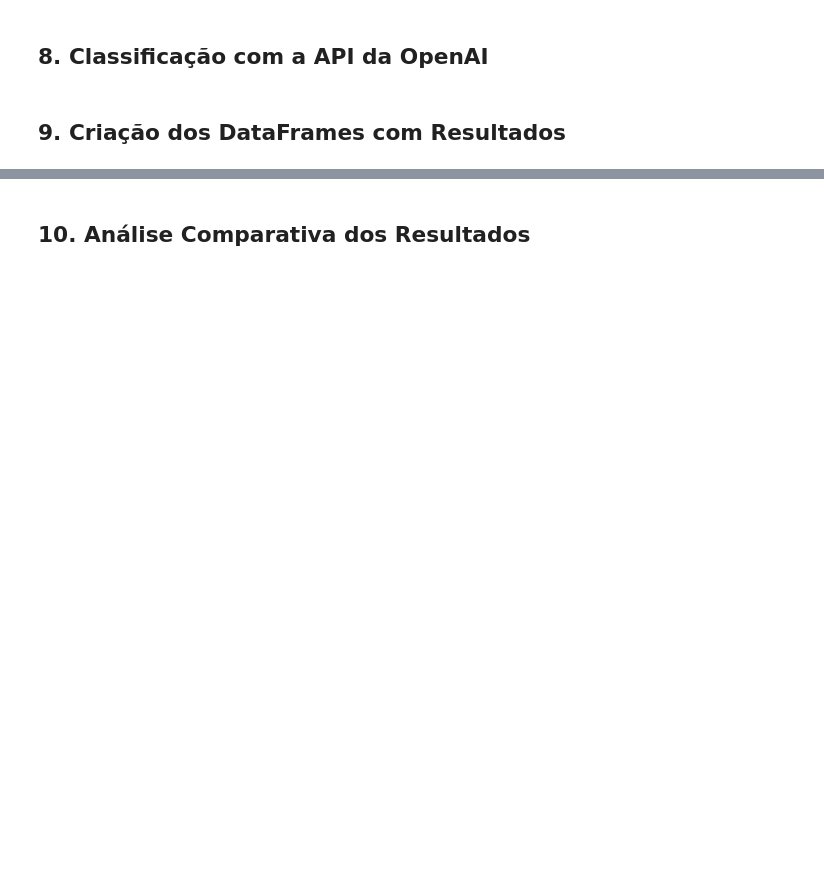
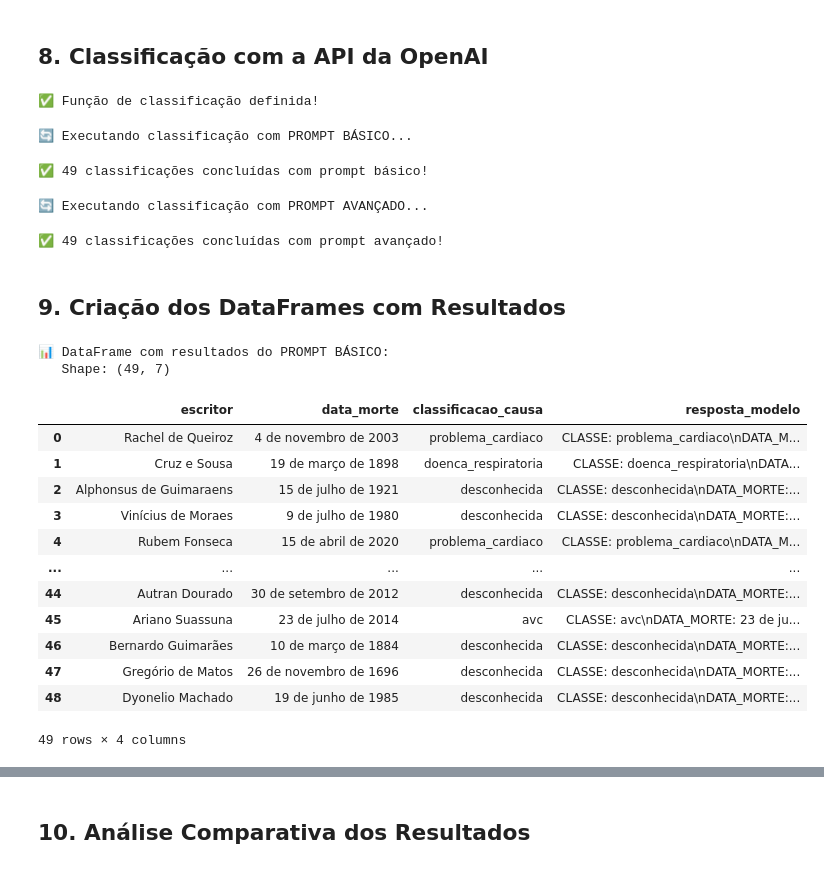
Before and after one commit to ipeadata-lab/mc_ia_para_pesquisa, a Jupyter notebook: 05_classificacao_morte_escritores.ipynb, the cells around one changed output, grey strips where cells are left out. Saved outputs shown, nothing was run; the diff lists cells and outputs as text; code cells hidden in the pictures; blank space fills up the shorter version.

Commit message:
exemplo rag mortes escritores

```diff
--- a/05_classificacao_morte_escritores.ipynb
+++ b/05_classificacao_morte_escritores.ipynb
@@ -186,7 +186,7 @@ for escritor, dados in conteudos_escritores.items():
 
     # Divide em chunks
     chunks = dividir_em_chunks(
-        texto_completo, titulo_pagina=dados["titulo"], tamanho_max=1000, overlap=150
+        texto_completo, titulo_pagina="", tamanho_max=500, overlap=70
     )
 
     print(f"   📄 {dados['titulo']}: {len(chunks)} chunks")
@@ -267,3 +274,10 @@ print("   - chunks_escritores.json")
+# %%
+# leitura dos dados salvos (exemplo)
+embeddings_escritores = np.load("embeddings_escritores.npy")
+with open("metadados_escritores.json", "r", encoding="utf-8") as f:
+    metadados_escritores = json.load(f)
+with open("chunks_escritores.json", "r", encoding="utf-8") as f:
+    todos_chunks = json.load(f)
 # %% [markdown]
 ## 5. Busca Semântica: Chunks Relacionados à Morte de Cada Escritor
 # %%
@@ -306,17 +322,22 @@ print("✅ Função de busca semântica definida!")
 # %%
 # Para cada escritor, buscar chunks relacionados à morte
-TOP_K = 3  # Número de chunks por escritor
+TOP_K = 4  # Número de chunks por escritor
 
 print("🔍 Buscando chunks relacionados à morte de cada escritor...\n")
 
 chunks_morte_por_escritor = {}
-query_morte = "morte falecimento causa óbito doença acidente assassinato"
+
+# Query otimizada para encontrar informações sobre causa da morte
+# Inclui termos sobre: morte, causas, doenças, circunstâncias
+query_morte = """faleceu morreu morte óbito causa falecimento doença acidente assassinato últimos dias final de vida"""
+
 
 escritores_unicos = list(set([m["escritor"] for m in metadados_escritores]))
 
 for escritor in tqdm(escritores_unicos, desc="Buscando chunks"):
+    query_morte_escritor = f"{escritor} {query_morte}"
     chunks_relevantes = buscar_chunks_relevantes(
-        query=query_morte, escritor_filtro=escritor, top_k=TOP_K
+        query=query_morte_escritor, escritor_filtro=escritor, top_k=TOP_K
     )
     chunks_morte_por_escritor[escritor] = chunks_relevantes
 
@@ -526,7 +617,7 @@ def classificar_causa_morte(
     escritor: str,
     chunks: list,
     usar_prompt_avancado: bool = False,
-    modelo: str = "gpt-4o-mini",
+    modelo: str = "gpt-5-mini",
 ) -> dict:
     """
     Classifica a causa de morte de um escritor usando a API da OpenAI.
@@ -553,8 +644,10 @@ def classificar_causa_morte(
                 {"role": "system", "content": system_prompt},
                 {"role": "user", "content": user_prompt},
             ],
-            temperature=0.1,  # Baixa temperatura para respostas mais consistentes
-            max_tokens=500,
+            # temperature=0.1,  # Baixa temperatura para respostas mais consistentes
+            max_completion_tokens=1500,
+            service_tier="flex",
+            reasoning_effort="medium",
         )
 
         resposta_texto = response.choices[0].message.content
@@ -607,6 +700,8 @@ def classificar_causa_morte(
 
 
 print("✅ Função de classificação definida!")
+# %% [output]
+✅ Função de classificação definida!
 # %%
 # Executando classificação com PROMPT BÁSICO
 print("🔄 Executando classificação com PROMPT BÁSICO...\n")
@@ -619,6 +714,9 @@ for escritor, chunks in tqdm(chunks_morte_por_escritor.items(), desc="Prompt Bá
     time.sleep(0.5)  # Delay para respeitar rate limits
 
 print(f"\n✅ {len(resultados_basico)} classificações concluídas com prompt básico!")
+# %% [output]
+🔄 Executando classificação com PROMPT BÁSICO...
+✅ 49 classificações concluídas com prompt básico!
 # %%
 # Executando classificação com PROMPT AVANÇADO
 print("🔄 Executando classificação com PROMPT AVANÇADO...\n")
@@ -631,34 +729,53 @@ for escritor, chunks in tqdm(chunks_morte_por_escritor.items(), desc="Prompt Ava
     time.sleep(0.5)  # Delay para respeitar rate limits
 
 print(f"\n✅ {len(resultados_avancado)} classificações concluídas com prompt avançado!")
+# %% [output]
+🔄 Executando classificação com PROMPT AVANÇADO...
+✅ 49 classificações concluídas com prompt avançado!
 # %% [markdown]
 ## 9. Criação dos DataFrames com Resultados
 # %%
 # Criando DataFrame para PROMPT BÁSICO
 df_basico = pd.DataFrame(
     [
         {
             "escritor": r["escritor"],
             "data_morte": r.get("data_morte", "desconhecida"),
             "classificacao_causa": r.get("classe", "desconhecida"),
             "chunk_1": (
                 r["chunks_utilizados"][0] if len(r["chunks_utilizados"]) > 0 else ""
             ),
             "chunk_2": (
                 r["chunks_utilizados"][1] if len(r["chunks_utilizados"]) > 1 else ""
             ),
             "chunk_3": (
                 r["chunks_utilizados"][2] if len(r["chunks_utilizados"]) > 2 else ""
             ),
             "resposta_modelo": r.get("resposta_completa", ""),
         }
         for r in resultados_basico
     ]
 )
 
 print("📊 DataFrame com resultados do PROMPT BÁSICO:")
 print(f"   Shape: {df_basico.shape}")
-display(df_basico[["escritor", "data_morte", "classificacao_causa"]].head(10))
+display(df_basico[["escritor", "data_morte", "classificacao_causa", "resposta_modelo"]])
+# %% [output]
+📊 DataFrame com resultados do PROMPT BÁSICO:
+   Shape: (49, 7)
+|  | escritor | data_morte | classificacao_causa | resposta_modelo |
+| 0 | Rachel de Queiroz | 4 de novembro de 2003 | problema_cardiaco | CLASSE: problema_cardiaco\nDATA_M... |
+| 1 | Cruz e Sousa | 19 de março de 1898 | doenca_respiratoria | CLASSE: doenca_respiratoria\nDATA... |
+| 2 | Alphonsus de Guimaraens | 15 de julho de 1921 | desconhecida | CLASSE: desconhecida\nDATA_MORTE:... |
+| 3 | Vinícius de Moraes | 9 de julho de 1980 | desconhecida | CLASSE: desconhecida\nDATA_MORTE:... |
+| 4 | Rubem Fonseca | 15 de abril de 2020 | problema_cardiaco | CLASSE: problema_cardiaco\nDATA_M... |
+| ... | ... | ... | ... | ... |
+| 44 | Autran Dourado | 30 de setembro de 2012 | desconhecida | CLASSE: desconhecida\nDATA_MORTE:... |
+| 45 | Ariano Suassuna | 23 de julho de 2014 | avc | CLASSE: avc\nDATA_MORTE: 23 de ju... |
+| 46 | Bernardo Guimarães | 10 de março de 1884 | desconhecida | CLASSE: desconhecida\nDATA_MORTE:... |
+| 47 | Gregório de Matos | 26 de novembro de 1696 | desconhecida | CLASSE: desconhecida\nDATA_MORTE:... |
+| 48 | Dyonelio Machado | 19 de junho de 1985 | desconhecida | CLASSE: desconhecida\nDATA_MORTE:... |
+49 rows × 4 columns
 # %%
 # Criando DataFrame para PROMPT AVANÇADO
 df_avancado = pd.DataFrame(
```
Also changed, not shown: parts of 18 cells of this notebook, 7 other files.
